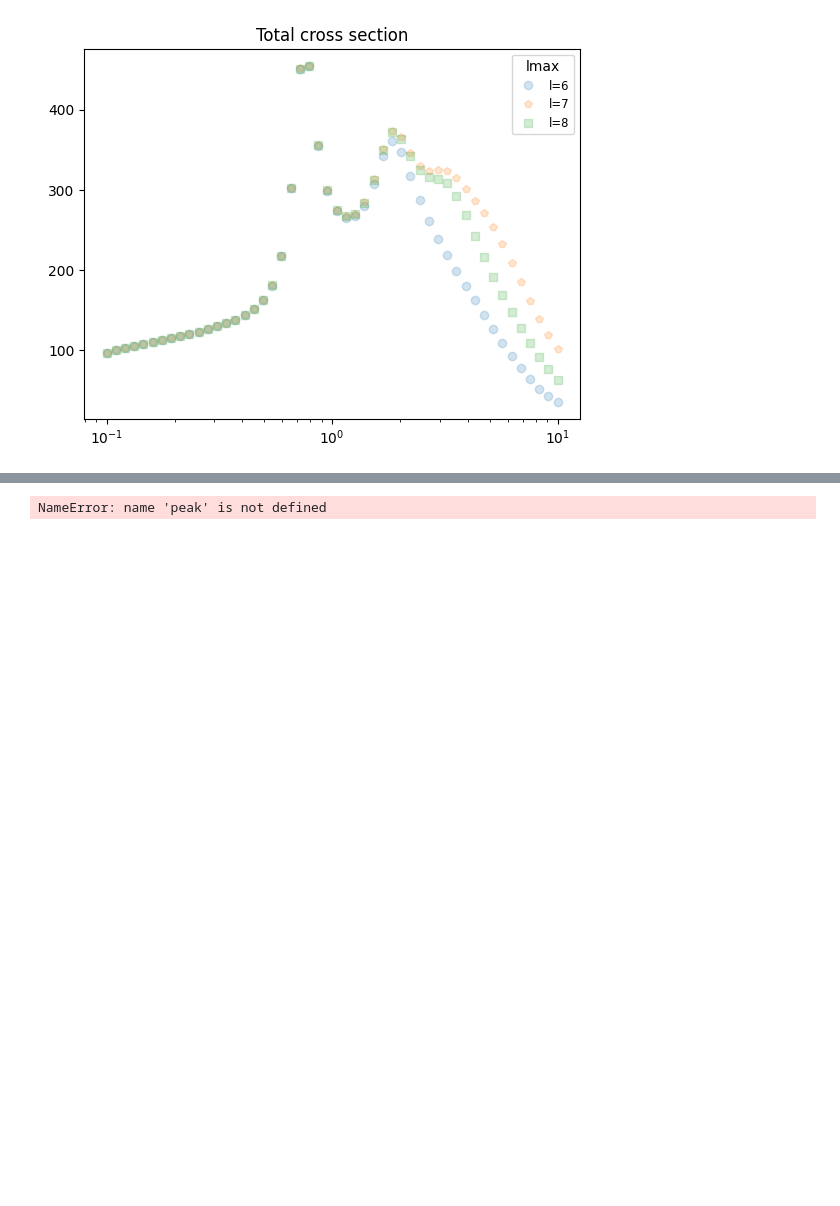
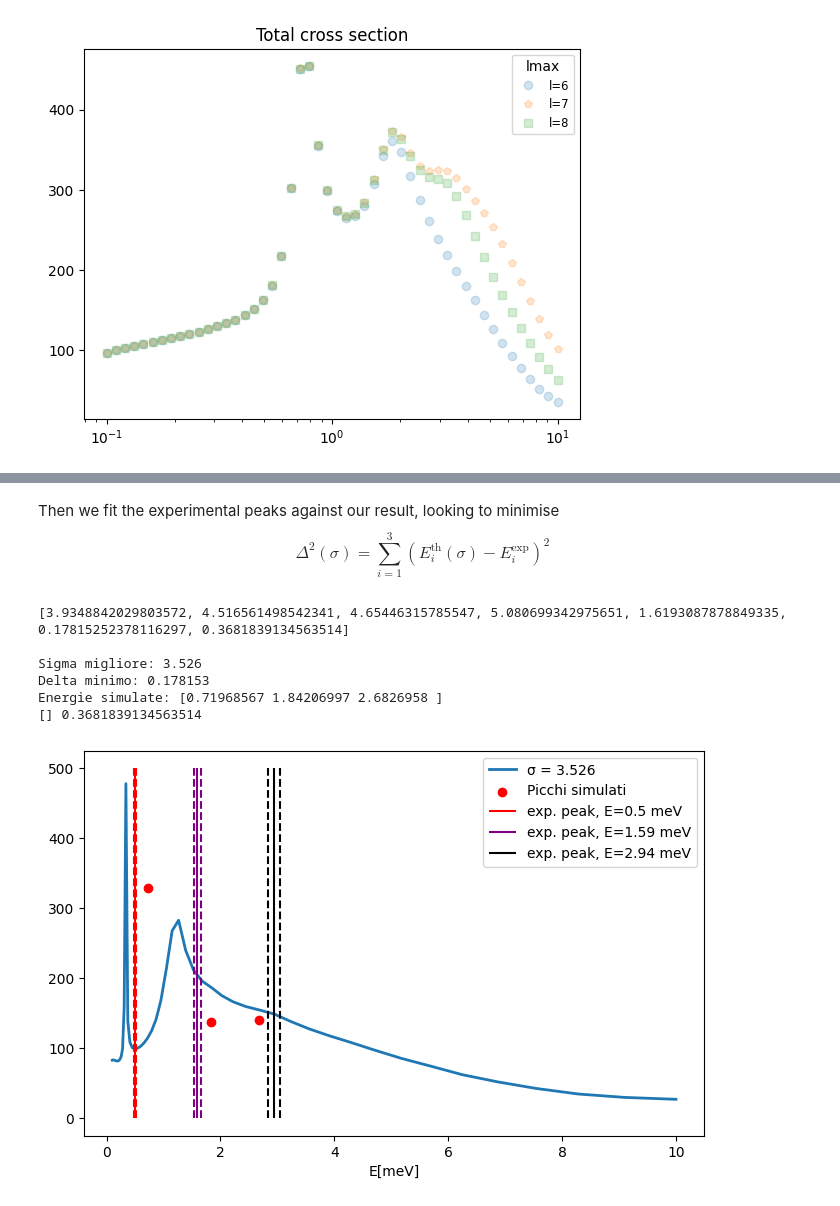
Before and after one commit to marcobeIIa/computational_physics, a Jupyter notebook: Lusvardi_Bella_Parolini_H_Kr_scattering.ipynb, the cells around one changed output, grey strips where cells are left out. Saved outputs shown, nothing was run; the diff lists cells and outputs as text; code cells hidden in the pictures; blank space fills up the shorter version.

```diff
--- a/Lusvardi_Bella_Parolini_H_Kr_scattering.ipynb
+++ b/Lusvardi_Bella_Parolini_H_Kr_scattering.ipynb
@@ -556,25 +605,57 @@ NameError: name 'min_delta' is not defined
+# %% [markdown]
+Then we fit the experimental peaks against our result, looking to minimise
+\begin{equation}
+\Delta^2 (\sigma) = \sum _{i=1}^3 (E_i^{\text{th}}(\sigma)-E_i^\text{exp})^2
+\end{equation}
 # %%
+E_peaks_exp = [0.502, 1.589, 2.941] #Position of the experimental peaks in meV
+
+DELTA=[]
+
+for j in range(len(peaks_results)):
+    delta=0
+    for i in range(len(E_peaks_exp)):
+       delta+=(E_peaks_exp[i]-peaks_results[j]['energies'][i] )**2
+    DELTA.append(delta)
+
+print(DELTA)
+
+best_index = np.argmin(DELTA)
+best_result = peaks_results[best_index]
+
+print(f"\nSigma migliore: {best_result['sigma']:.3f}")
+print(f"Delta minimo: {DELTA[best_index]:.6f}")
+print("Energie simulate:", best_result['energies'])
+
+
+
+best_sigma = peaks_results[best_index]['sigma']
+best_cross_section = CROSS[best_index]  # è un array 1D di stessa lunghezza di Evec
 
 print(peak,delta)
-
-
-fig, ax = plt.subplots()
+# Plot
 ax.set_title(r'Total cross section$')
-ax.set_ylim(0,500)
-plt.scatter(Evec,crossect,label='$l_{max}$='f'{6}',s=10)
+plt.figure(figsize=(8,5))
+plt.plot(Evec, best_cross_section, label=f"σ = {best_sigma:.3f}", linewidth=2)
+plt.scatter(peaks_results[best_index]['energies'], peaks_results[best_index]['cross_sections'],
+            color='red', zorder=5, label='Picchi simulati')
 plt.xlabel('E[meV]')
-
-
 plt.vlines(E_exp[0],0,500, color='red', label=f'exp. peak, E={E_exp[0]} meV')
 plt.vlines(E_exp[0]+E_exp_err[0],0,500, color='red',linestyle='--')
 plt.vlines(E_exp[0]-E_exp_err[0],0,500, color='red',linestyle='--')
 plt.vlines(E_exp[1],0,500, color='purple', label=f'exp. peak, E={E_exp[1]} meV')
 plt.vlines(E_exp[1]+E_exp_err[1],0,500, color='purple',linestyle='--')
 plt.vlines(E_exp[1]-E_exp_err[1],0,500, color='purple',linestyle='--')
 plt.vlines(E_exp[2],0,500, color='black', label=f'exp. peak, E={E_exp[2]} meV')
 plt.vlines(E_exp[2]+E_exp_err[2],0,500, color='black',linestyle='--')
 plt.vlines(E_exp[2]-E_exp_err[2],0,500, color='black',linestyle='--')
 plt.legend()
 plt.show()
 # %% [output]
-NameError: name 'peak' is not defined
+[3.9348842029803572, 4.516561498542341, 4.65446315785547, 5.080699342975651, 1.6193087878849335, 0.17815252378116297, 0.3681839134563514]
+
+Sigma migliore: 3.526
+Delta minimo: 0.178153
+Energie simulate: [0.71968567 1.84206997 2.6826958 ]
+[] 0.3681839134563514
+[figure, added]
```
Also changed, not shown: parts of 25 cells of this notebook, 1 other file.
